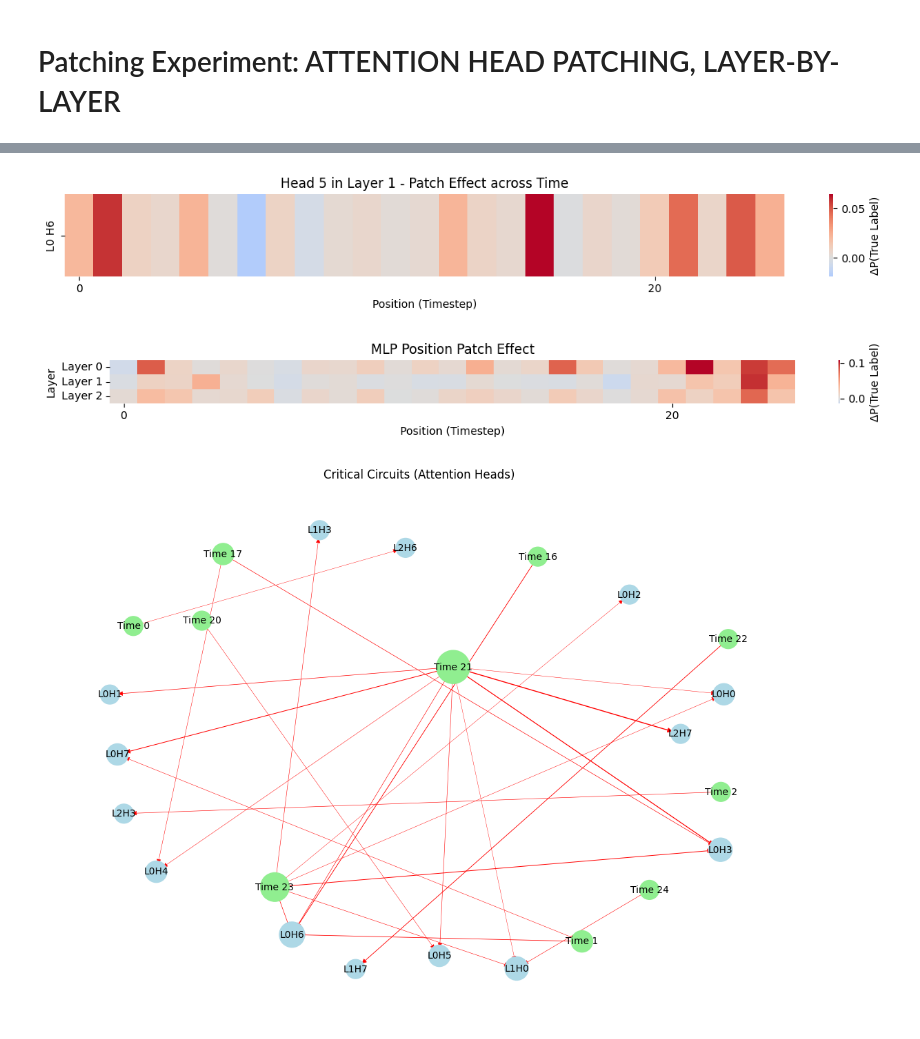
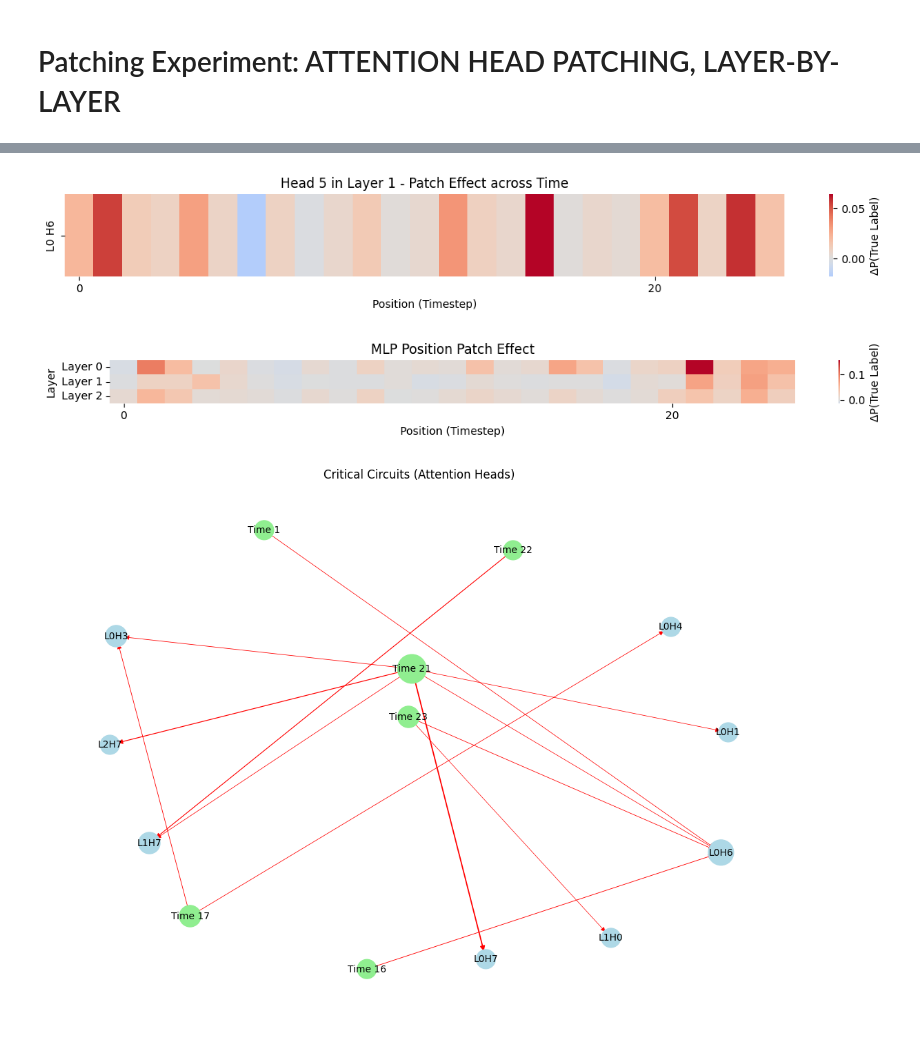
Before and after one commit to mathiisk/TSTpatching, a Jupyter notebook: TSTpatching.ipynb, the cells around one changed output, grey strips where cells are left out. Cells and saved outputs as stored; diff of their text form; code cells hidden in the pictures.

```diff
--- a/TSTpatching.ipynb
+++ b/TSTpatching.ipynb
@@ -116,7 +120,7 @@ df_mis
 | 7 | 127 | 3 | 8 | 0.375168 | 0.607927 |
 | 8 | 1 | 1 | 6 | 0.408085 | 0.546106 |
 # %%
-idx_1 = 34
+idx_1 = 33
 idx_2 = 44 # select a misclassified instance
 
 x1 = X_test[[idx_1]].to(device)
@@ -197,7 +201,7 @@ plot_head_position_patch_heatmap(
     title="Head 5 in Layer 1 - Patch Effect across Time"
 )
 # %% [output]
-[figure, old version]
+[figure, new version]
 # %%
 patch_probs = sweep_mlp_positions(model, x1, x2, num_layers, seq_len, num_classes)
 plot_mlp_position_patch_heatmap(
@@ -207,22 +211,22 @@ plot_mlp_position_patch_heatmap(
     title="MLP Position Patch Effect"
 )
 # %% [output]
-[figure, old version]
+[figure, new version]
 # %%
 critical_patches = find_critical_patches(
     patch_probs_heads,
     baseline,
     true_label=y2,
-    threshold=0.03  # set as needed
+    threshold=0.05  # set as needed
 )
 
 # Build graph
 G = build_causal_graph(critical_patches)
 
 # Plot
 plot_causal_graph(G, title="Critical Circuits (Attention Heads)")
 # %% [output]
-[figure, old version]
+[figure, new version]
 # %%
 degrees = dict(G.degree())
 sorted_degrees = sorted(degrees.items(), key=lambda x: x[1], reverse=True)
```
Also changed, not shown: parts of 9 cells of this notebook.
